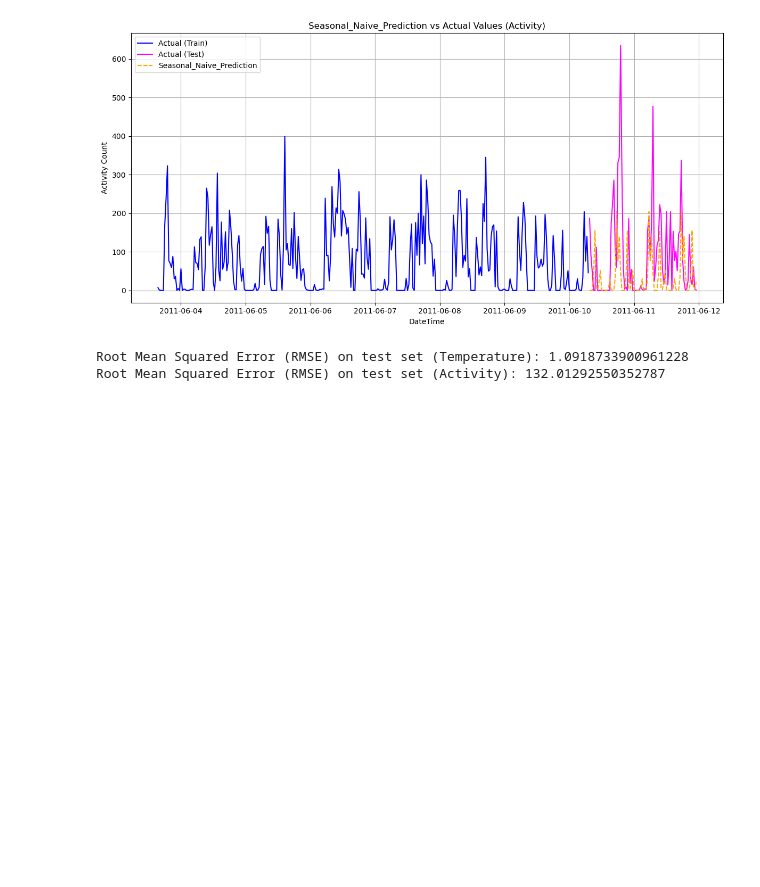
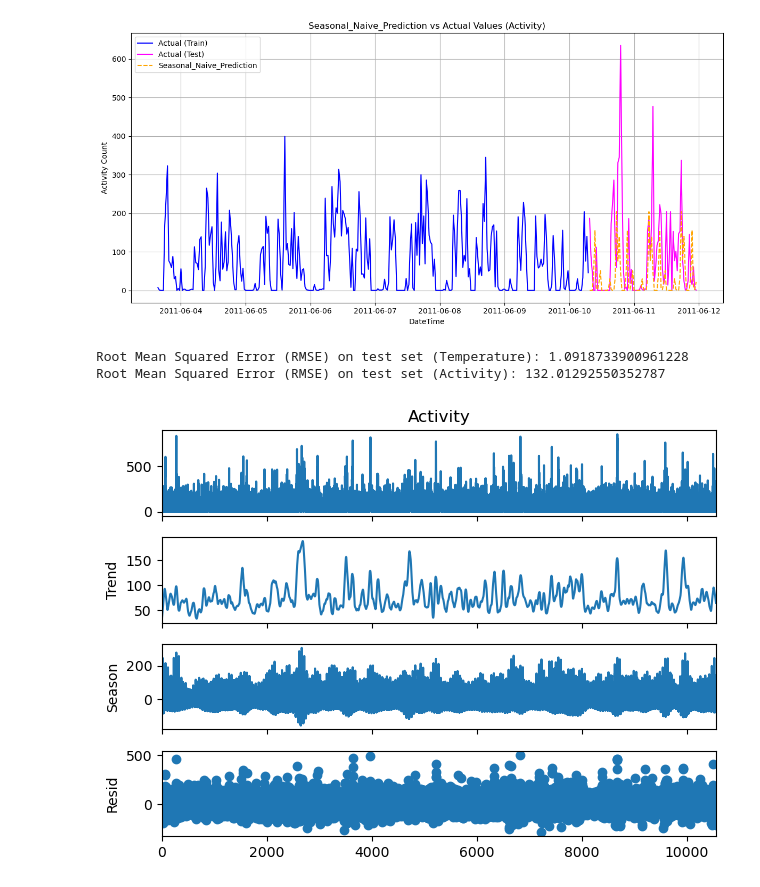
Before and after one commit to ddening/ambient-assisted-living, a Jupyter notebook: src/acf.ipynb, the cells around one changed output. Cells and saved outputs as stored; diff of their text form; code cells hidden in the pictures; blank space fills up the shorter version.

```diff
--- a/src/acf.ipynb
+++ b/src/acf.ipynb
@@ -238,3 +238,11 @@ print(f"Root Mean Squared Error (RMSE) on test set (Activity): {rmse}")
 [figure]
 Root Mean Squared Error (RMSE) on test set (Temperature): 1.0918733900961228
 Root Mean Squared Error (RMSE) on test set (Activity): 132.01292550352787
+# %%
+from statsmodels.tsa.seasonal import STL
+
+res = STL(df_activity_30m["Activity"], period=48).fit()
+res.plot()
+plt.show()
+# %% [output]
+[figure, added]
```
Also changed, not shown: parts of 1 cell of this notebook, 2 other files.
